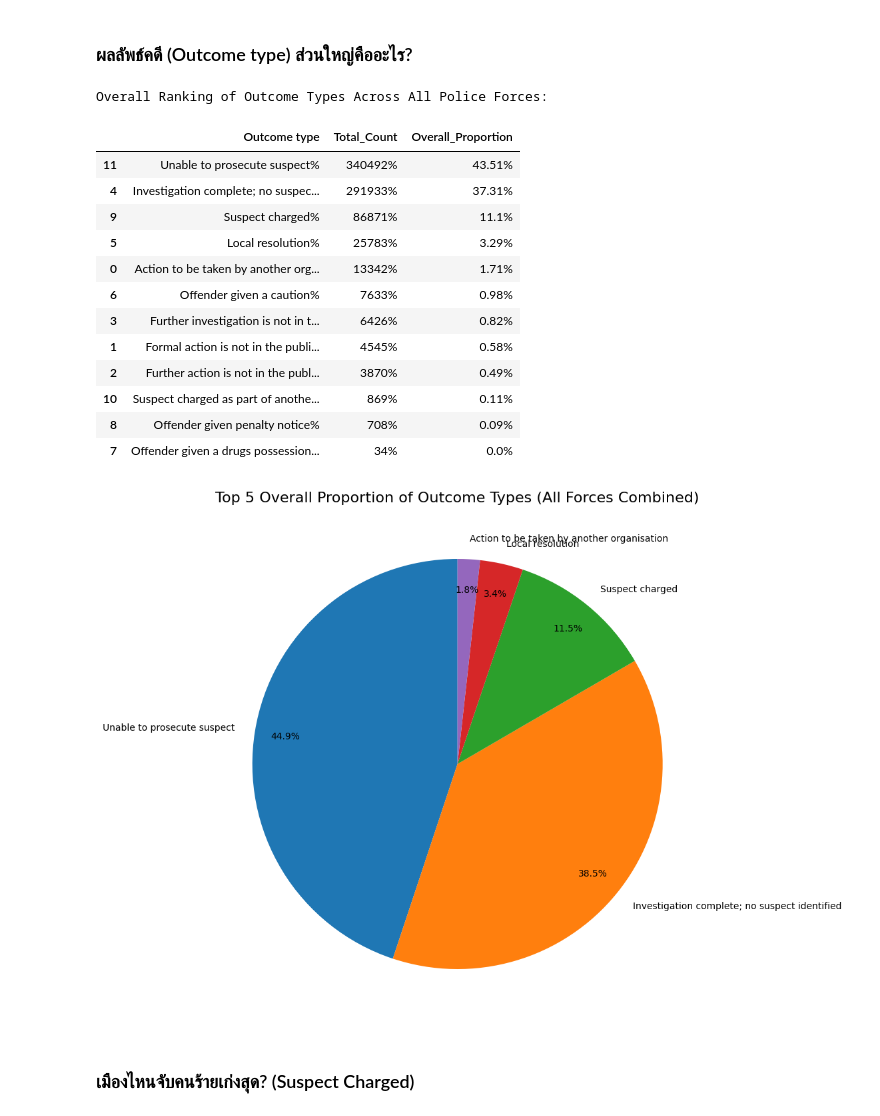
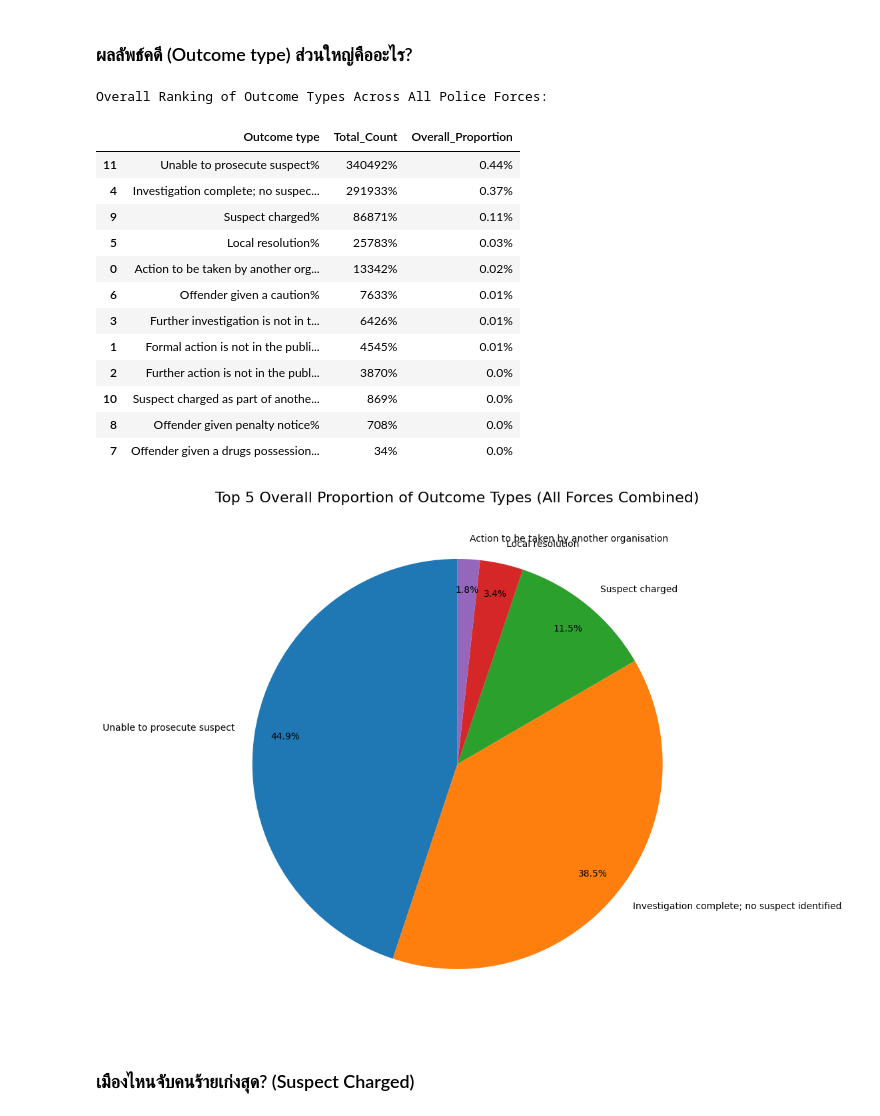
Before and after one commit to jangInw007/JENZY_Project, a Jupyter notebook: JENZY_is_perfect_project_Basicpro.ipynb, the cells around one changed output. Drawn from its saved outputs; the diff is of its cells as text; code cells hidden in the pictures.

```diff
--- a/JENZY_is_perfect_project_Basicpro.ipynb
+++ b/JENZY_is_perfect_project_Basicpro.ipynb
@@ -1456,44 +1464,44 @@ plt.show()
 # %%
 import pandas as pd
 import matplotlib.pyplot as plt
 
 # 1. คำนวณจำนวนและสัดส่วนของแต่ละ Outcome type ในภาพรวม
 total_outcomes_breakdown = combined_outcomes_2025_all_months_cleaned.groupby('Outcome type').size().reset_index(name='Total_Count')
 total_outcomes_breakdown['Overall_Proportion'] = (
     total_outcomes_breakdown['Total_Count'] / total_outcomes_breakdown['Total_Count'].sum()
-) * 100
+)
 
 print("Overall Ranking of Outcome Types Across All Police Forces:")
 display(total_outcomes_breakdown.sort_values(by='Total_Count', ascending=False).round(2).astype(str) + '%')
 
 # --- Filter for Top 10 Outcome Types ---
 top_10_outcomes = total_outcomes_breakdown.nlargest(5, 'Total_Count')
 
 # 2. โค้ดนำเสนอ: Pie Chart (using Top 10)
 plt.figure(figsize=(10, 10))
 plt.pie(
     top_10_outcomes['Overall_Proportion'],
     labels=top_10_outcomes['Outcome type'],
     autopct='%1.1f%%', # แสดงผลเป็นเปอร์เซ็นต์
     startangle=90,
     pctdistance=0.85 # ระยะห่างของข้อความเปอร์เซ็นต์จากศูนย์กลาง
 )
 plt.title('Top 5 Overall Proportion of Outcome Types (All Forces Combined)', fontsize=16)
 plt.show()
 # %% [output]
 Overall Ranking of Outcome Types Across All Police Forces:
 |  | Outcome type | Total_Count | Overall_Proportion |
-| 11 | Unable to prosecute suspect% | 340492% | 43.51% |
-| 4 | Investigation complete; no suspec... | 291933% | 37.31% |
-| 9 | Suspect charged% | 86871% | 11.1% |
-| 5 | Local resolution% | 25783% | 3.29% |
-| 0 | Action to be taken by another org... | 13342% | 1.71% |
-| 6 | Offender given a caution% | 7633% | 0.98% |
-| 3 | Further investigation is not in t... | 6426% | 0.82% |
-| 1 | Formal action is not in the publi... | 4545% | 0.58% |
-| 2 | Further action is not in the publ... | 3870% | 0.49% |
-| 10 | Suspect charged as part of anothe... | 869% | 0.11% |
-| 8 | Offender given penalty notice% | 708% | 0.09% |
+| 11 | Unable to prosecute suspect% | 340492% | 0.44% |
+| 4 | Investigation complete; no suspec... | 291933% | 0.37% |
+| 9 | Suspect charged% | 86871% | 0.11% |
+| 5 | Local resolution% | 25783% | 0.03% |
+| 0 | Action to be taken by another org... | 13342% | 0.02% |
+| 6 | Offender given a caution% | 7633% | 0.01% |
+| 3 | Further investigation is not in t... | 6426% | 0.01% |
+| 1 | Formal action is not in the publi... | 4545% | 0.01% |
+| 2 | Further action is not in the publ... | 3870% | 0.0% |
+| 10 | Suspect charged as part of anothe... | 869% | 0.0% |
+| 8 | Offender given penalty notice% | 708% | 0.0% |
 | 7 | Offender given a drugs possession... | 34% | 0.0% |
 [figure]
 # %% [markdown]
```
Also changed, not shown: parts of 6 cells of this notebook.
